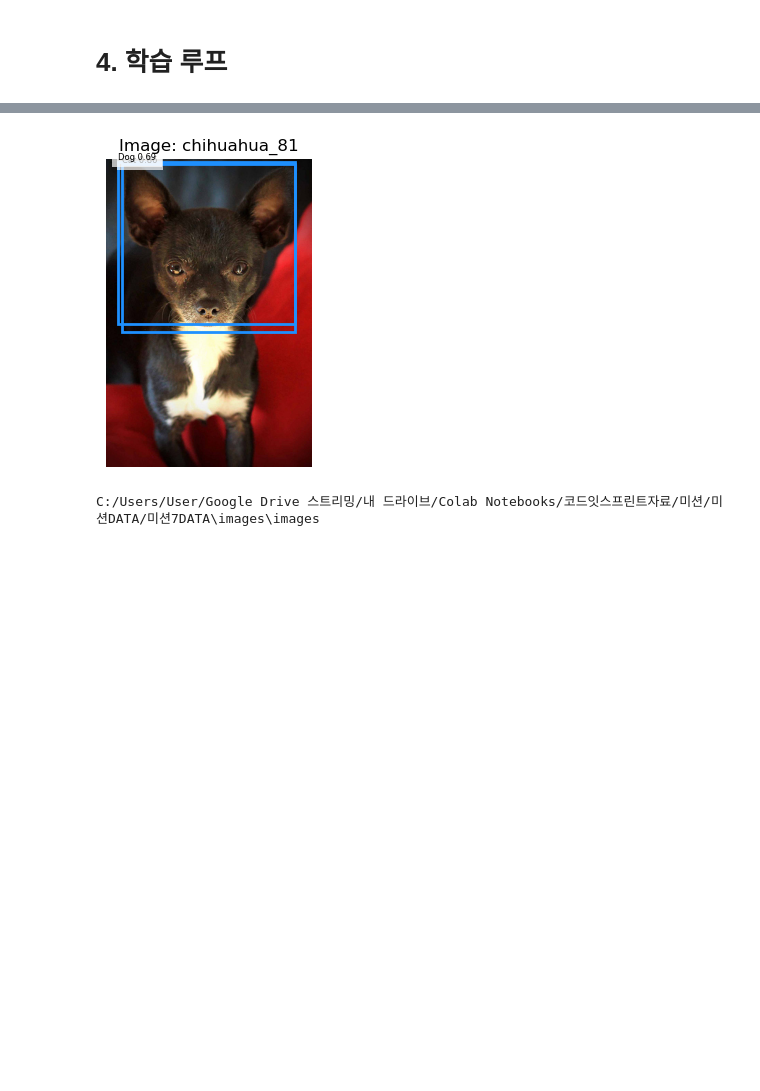
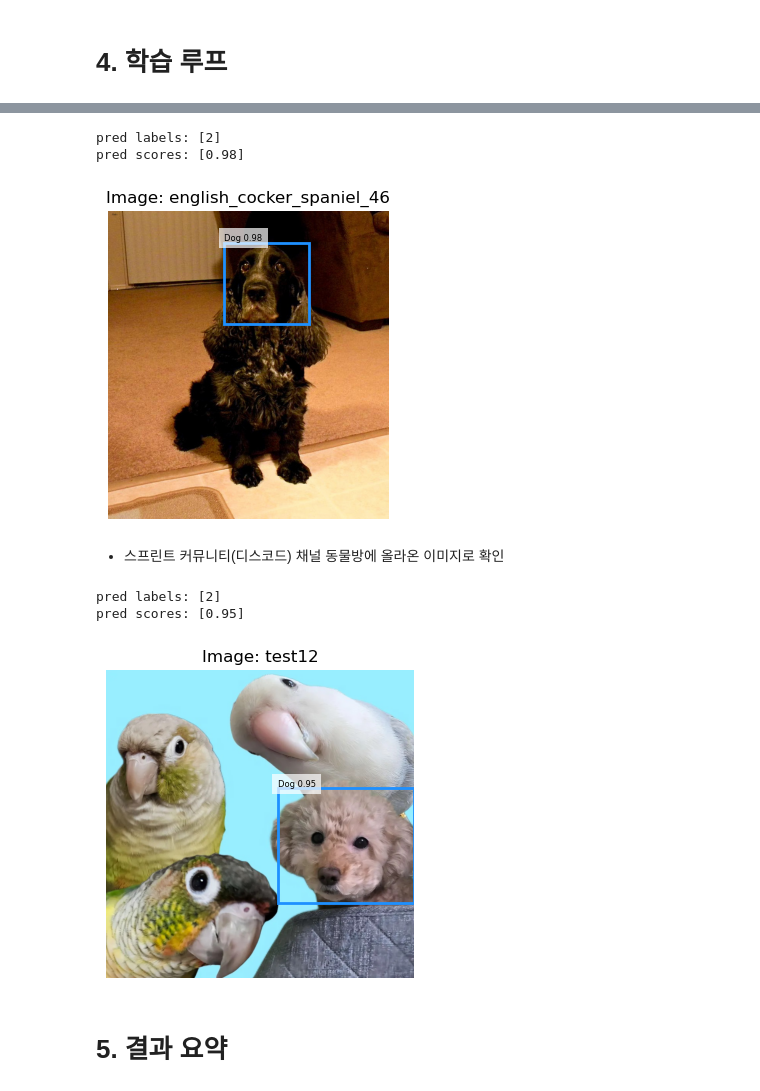
Before and after one commit to infeimkr/codeit_ai4, a Jupyter notebook: 07_3팀_임인철.ipynb, the cells around one changed output, grey strips where cells are left out. Saved outputs shown, nothing was run; the diff lists cells and outputs as text; code cells hidden in the pictures; blank space fills up the shorter version.

```diff
--- a/07_3팀_임인철.ipynb
+++ b/07_3팀_임인철.ipynb
@@ -649,7 +689,7 @@ Name: count, dtype: int64
 # %% [markdown]
 - num_workers 오류 해결을 위해 PetFaceDataset.py로 임포트
 # %%
-train_tf = SSDAugment(320, train=True) # 박스 포함, H플립
+train_tf = SSDAugment(320, train=True, p_flip=0.6, p_color=0.8, p_zoom=0.25) # 박스 포함, H플립, 약한V플립, 랜덤 컬러 변형, 줌인 크롭
 valtest_tf = SSDAugment(320, train=False)
 # %% [markdown]
 - train : val = 8 : 2 분할 처리 및 데이터셋 구성
@@ -1112,14 +1232,28 @@ def run_single_image(model, device, image_name, image_dir,
 # %%
 run_single_image(
     model, device,
-    image_name="chihuahua_81",
-    image_dir=image_dir,       # 원본 이미지 폴더 경로
-    score_thr=0.55,
+    image_name="english_cocker_spaniel_46",
+    image_dir=image_dir,
+    score_thr=0.75,
     class_names=CLASS_NAMES
 )
 # %% [output]
+pred labels: [2]
+pred scores: [0.98]
-[figure, old version]
+[figure, new version]
-# %%
-print(image_dir)
-# %% [output]
-C:/Users/User/Google Drive 스트리밍/내 드라이브/Colab Notebooks/코드잇스프린트자료/미션/미션DATA/미션7DATA\images\images
+# %% [markdown]
+- 스프린트 커뮤니티(디스코드) 채널 동물방에 올라온 이미지로 확인
+# %%
+run_single_image(
+    model, device,
+    image_name="test12",
+    image_dir="C:\\Users\\User\\Documents\\infeim\\Codeit_AI4\\DATA\\mission7_images",       # 테스트 이미지 폴더
+    score_thr=0.65,
+    class_names=CLASS_NAMES
+)
+# %% [output]
+pred labels: [2]
+pred scores: [0.95]
+[figure, added]
+# %% [markdown]
+# 5. 결과 요약
```
Also changed, not shown: parts of 27 cells of this notebook.
